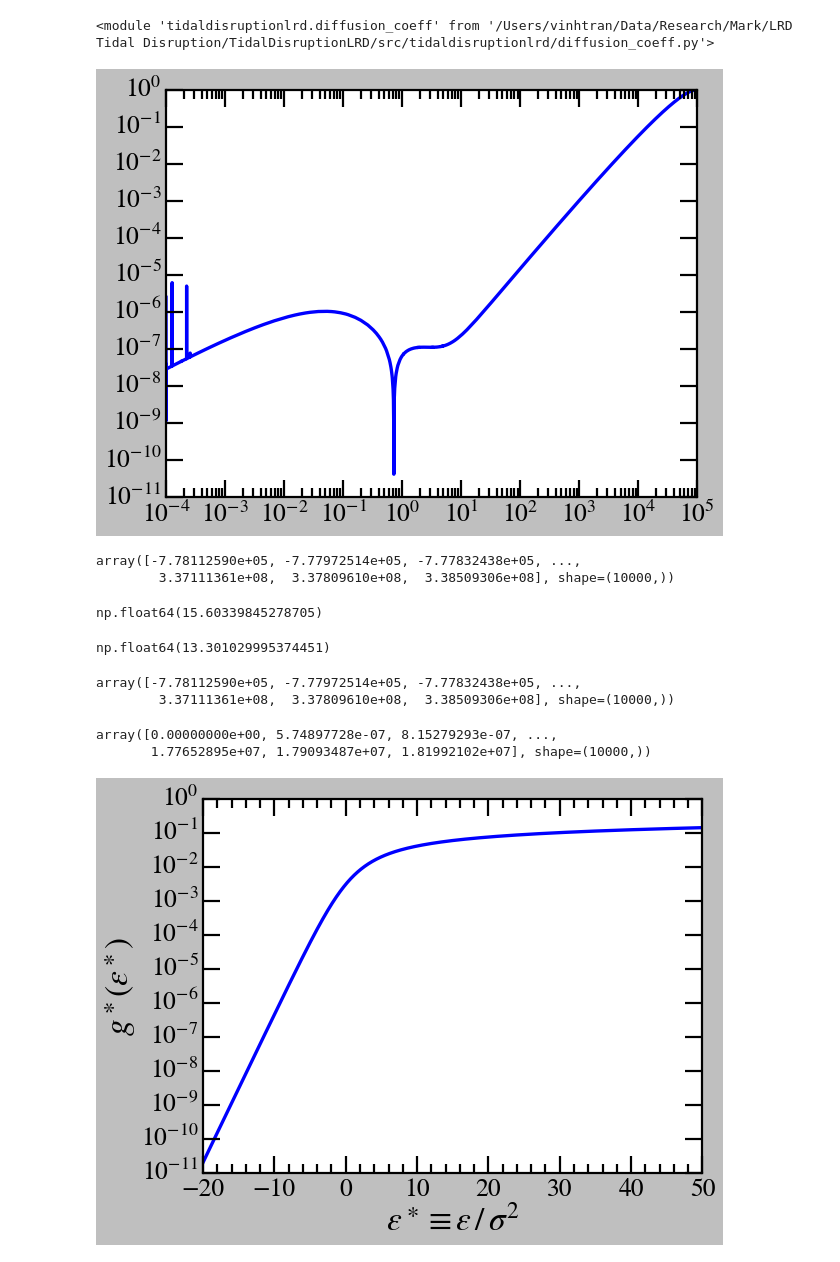
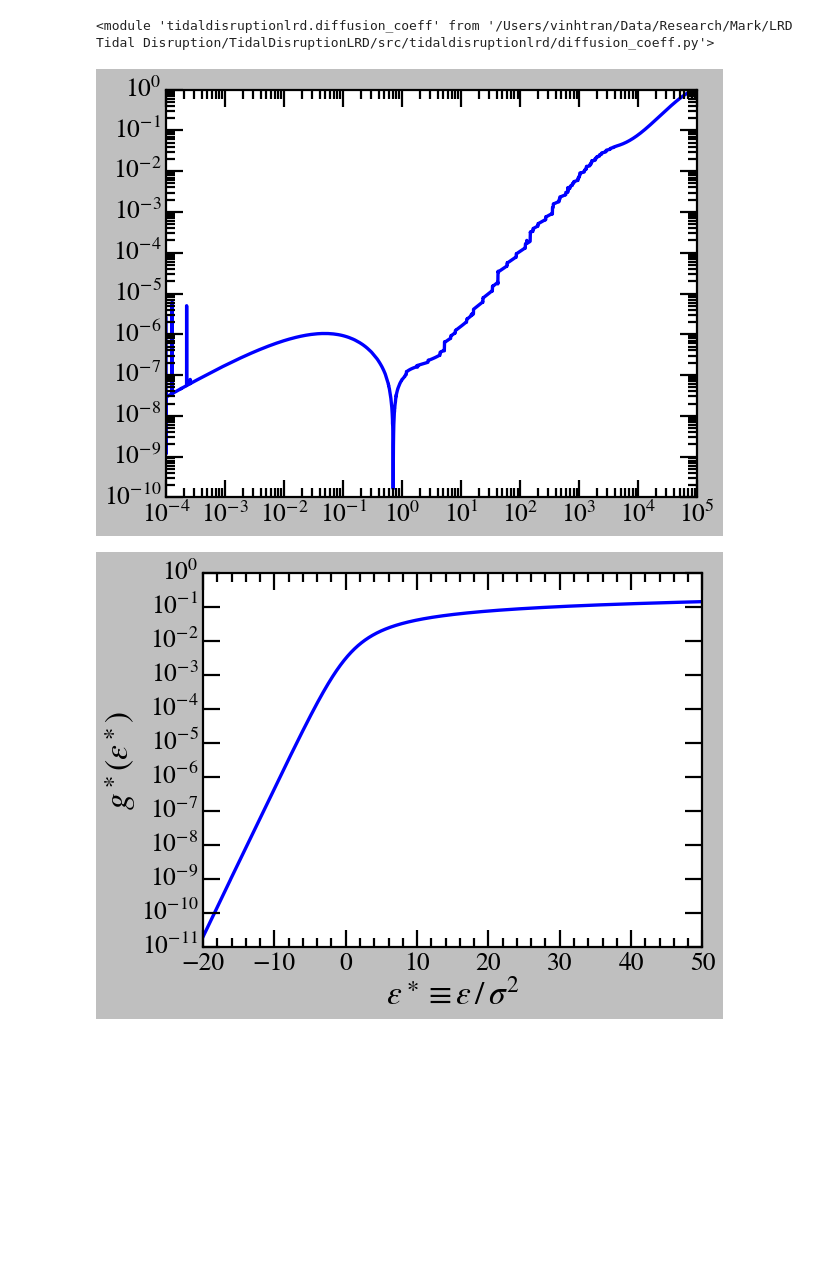
Before and after one commit to vinh-qtran/TidalDisruptionLRD, a Jupyter notebook: nbs/test.ipynb, the cells around one changed output. Cells and saved outputs as stored; diff of their text form; code cells hidden in the pictures; blank space fills up the shorter version.

```diff
--- a/nbs/test.ipynb
+++ b/nbs/test.ipynb
@@ -33,19 +33,21 @@ importlib.reload(diffusion_coeff)
 class IsothermalSphereProfile(eddington_inversion.BaseProfile):
     def __init__(
         self,
-        M_bh,
-        sigma=None,
+        M_bh=1,
+        sigma=1,
         r_bin_min_scaler=1e-4,
         r_bin_max_scaler=1e5,
         N_bins=10000,
     ):
         self.sigma = sigma or self._get_sigma(M_bh)
-        self.r_h = G * M_bh / self.sigma**2
+        _dimensionless = M_bh == 1 and sigma == 1
+        self.r_h = 1 if _dimensionless else G * M_bh / self.sigma**2
         super().__init__(
             r_bin_min=r_bin_min_scaler * self.r_h,
             r_bin_max=r_bin_max_scaler * self.r_h,
             N_bins=N_bins,
             M_bh=M_bh,
+            G=1 if _dimensionless else G,
             r_zero_phi=self.r_h,
         )
 
@@ -53,6 +55,6 @@ class IsothermalSphereProfile(eddington_inversion.BaseProfile):
         return 200 * (M_bh / 1.48e8) ** (1 / 4.65)
 
     def _get_stellar_rho_bins(self, r_bins):
-        return self.sigma**2 / (2 * np.pi * G * r_bins**2)
+        return self.M_bh / (2 * np.pi * self.r_h * r_bins**2)
 # %%
-isothermal_sphere = IsothermalSphereProfile(M_bh=1e8, sigma=None)
+isothermal_sphere = IsothermalSphereProfile(M_bh=1, sigma=1)
@@ -61,41 +61,17 @@ reconstructed_stellar_rho_bins = isothermal_sphere.reconstruct_stellar_rho_bins(
 # %%
-r_bins = isothermal_sphere.r_bins
-r_h = isothermal_sphere.r_h
-analytic_stellar_rho_bins = isothermal_sphere.stellar_rho_bins
+reconstructed_stellar_rho_bins = isothermal_sphere.reconstruct_stellar_rho_bins()
 
 plt.plot(
-    r_bins / r_h, np.abs(1 - reconstructed_stellar_rho_bins / analytic_stellar_rho_bins)
+    isothermal_sphere.r_bins,
+    np.abs(1 - reconstructed_stellar_rho_bins / isothermal_sphere.stellar_rho_bins),
 )
 
 plt.xscale("log")
 plt.yscale("log")
 
 plt.tight_layout()
 plt.show()
 # %% [output]
-[figure, old version]
+[figure, new version]
-# %%
-isothermal_sphere.eta_bins
-# %% [output]
-array([-7.78112590e+05, -7.77972514e+05, -7.77832438e+05, ...,
-        3.37111361e+08,  3.37809610e+08,  3.38509306e+08], shape=(10000,))
-# %%
-np.log10(np.trapezoid(isothermal_sphere.f_eta_bins, isothermal_sphere.eta_bins))
-# %% [output]
-np.float64(15.60339845278705)
-# %%
-np.log10(isothermal_sphere.stellar_mass_bins[-1])
-# %% [output]
-np.float64(13.301029995374451)
-# %%
-isothermal_sphere.eta_bins
-# %% [output]
-array([-7.78112590e+05, -7.77972514e+05, -7.77832438e+05, ...,
-        3.37111361e+08,  3.37809610e+08,  3.38509306e+08], shape=(10000,))
-# %%
-isothermal_sphere.f_eta_bins
-# %% [output]
-array([0.00000000e+00, 5.74897728e-07, 8.15279293e-07, ...,
-       1.77652895e+07, 1.79093487e+07, 1.81992102e+07], shape=(10000,))
 # %%
 plt.plot(
```
Also changed, not shown: parts of 10 cells of this notebook, 2 other files.
